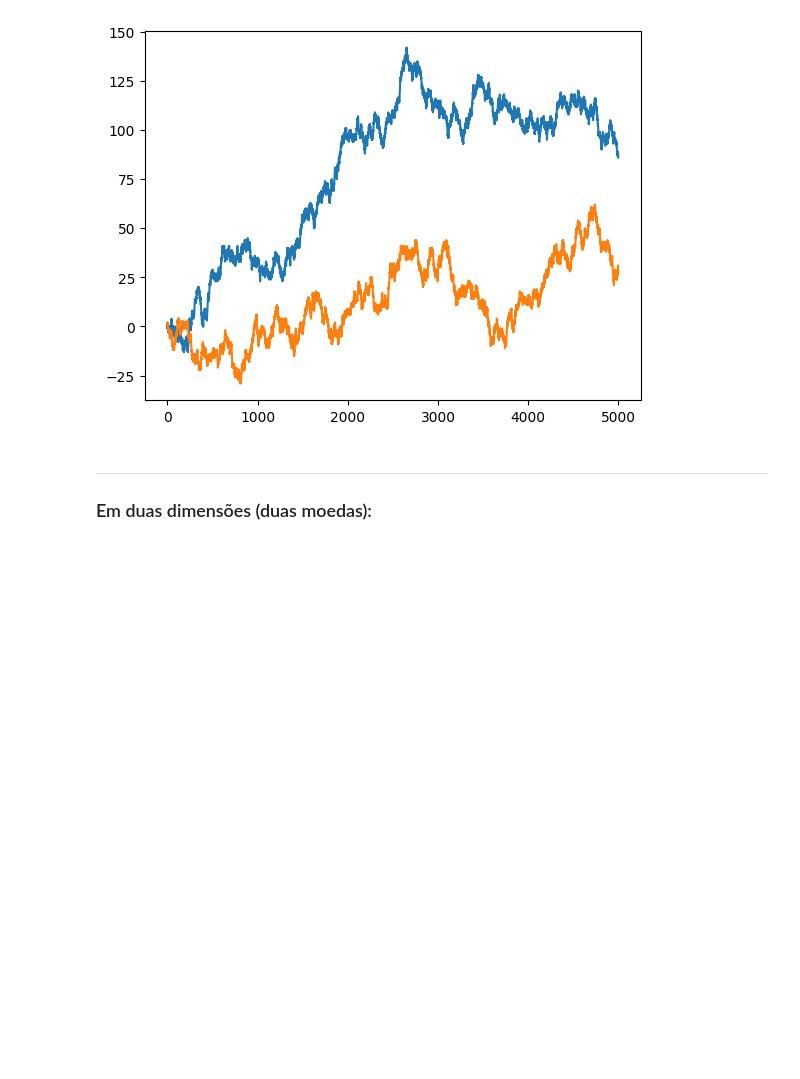
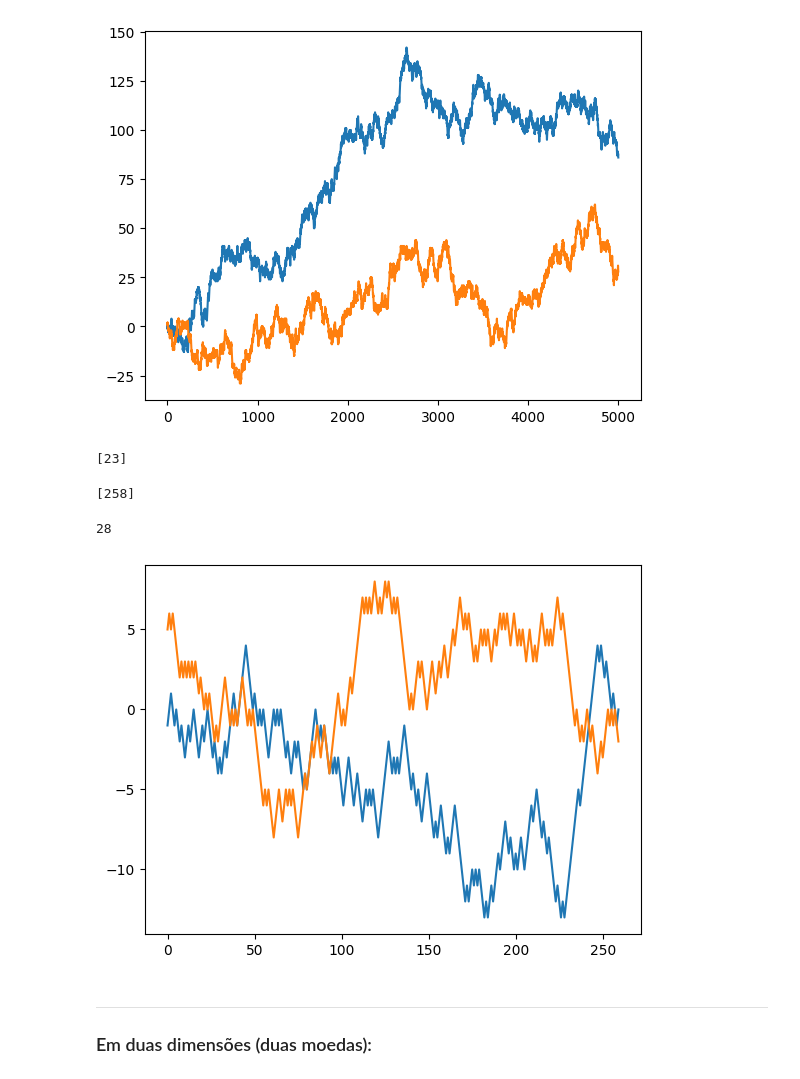
Before and after one commit to douglasnasc07/caminhada_aleatoria, a Jupyter notebook: random_walk.ipynb, the cells around one changed output. Cells and saved outputs as stored; diff of their text form; code cells hidden in the pictures; blank space fills up the shorter version.

```diff
--- a/random_walk.ipynb
+++ b/random_walk.ipynb
@@ -110,6 +112,31 @@ plt.plot(walk2)
 plt.show()
 # %% [output]
 [figure]
+# %%
+walk10 = 0
+walk20 = 4
+
+x1 = walk10 + walk1
+x2 = walk20 + walk2
+same_point = np.argwhere(x1 == x2) #quando as partículas estiverem no mesmo ponto
+
+print(same_point[0]) #primeiro ponto de mesma posição
+# %% [output]
+[23]
+# %%
+print(same_point[-1]) #último ponto de mesma posição
+# %% [output]
+[258]
+# %%
+len(same_point) #quantas vezes as partículas estiveram no mesmo ponto
+# %% [output]
+28
+# %%
+plt.plot(x1[:260])
+plt.plot(x2[:260])
+plt.show()
+# %% [output]
+[figure, added]
 # %% [markdown]
 ***********
 ### Em duas dimensões (duas moedas):
```
Also changed, not shown: parts of 1 cell of this notebook.
